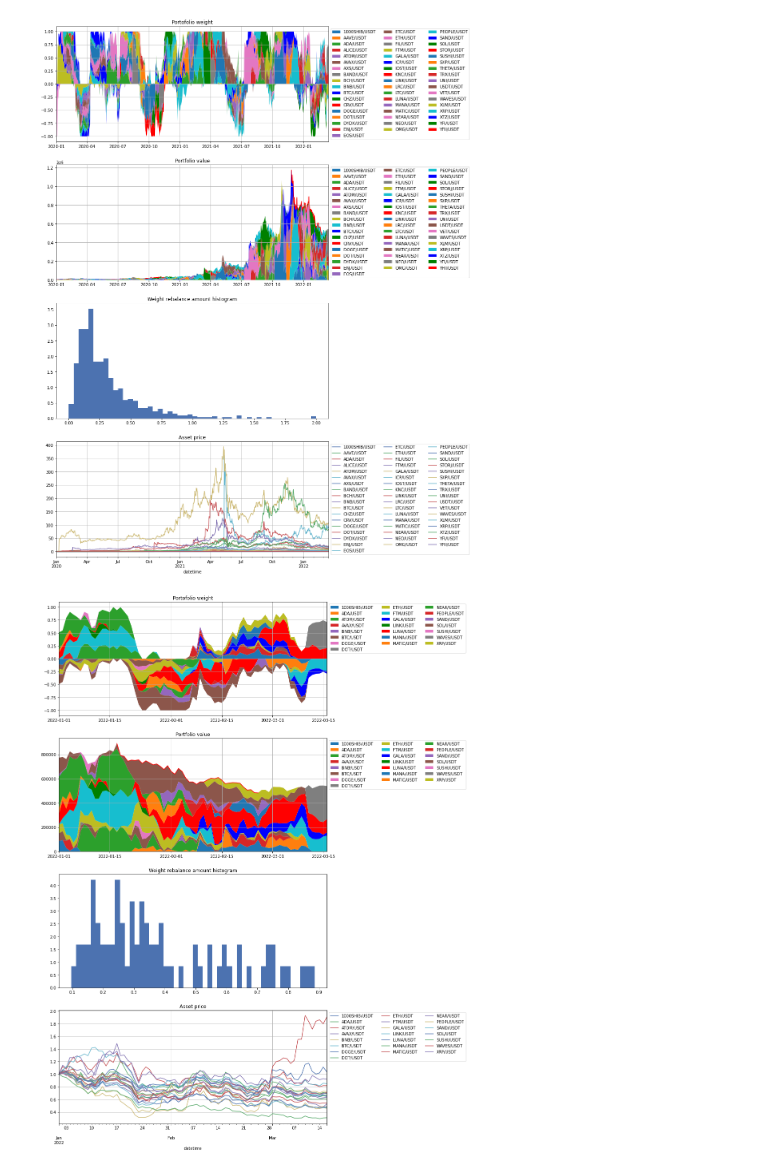
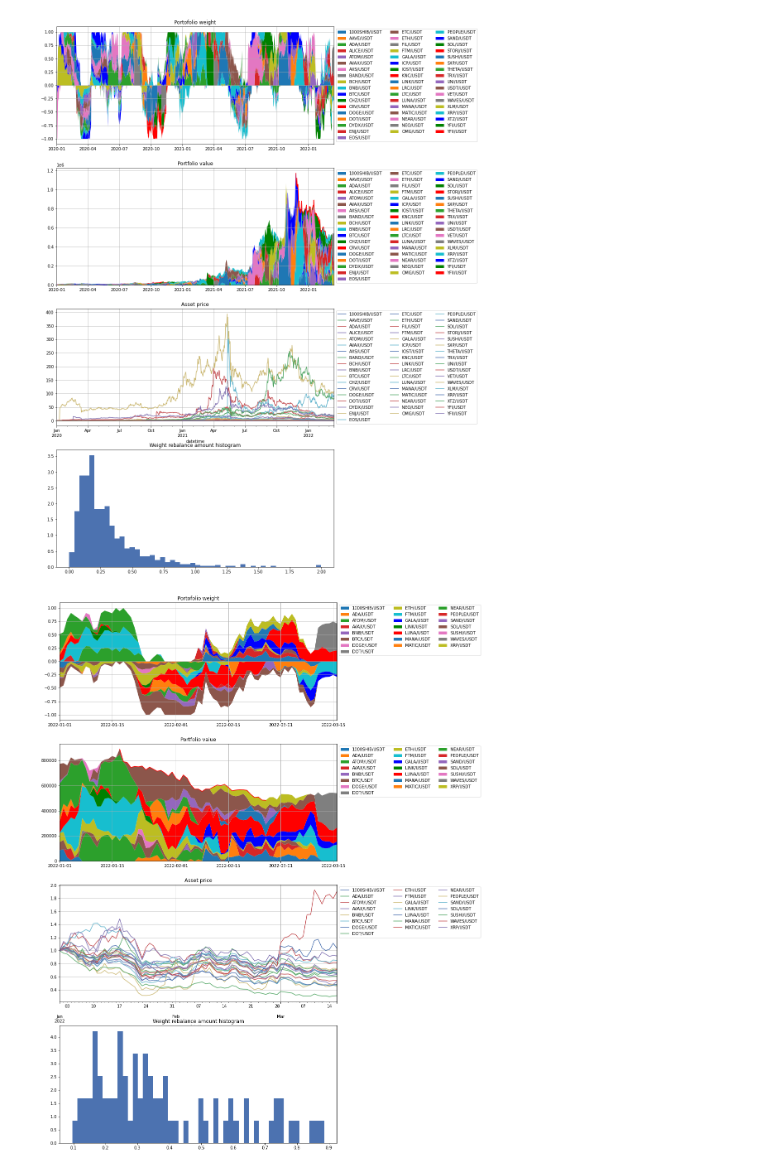
Before and after one commit to takahiro47/crypto_portfolio_bot, a Jupyter notebook: crypto_portfolio_bot.ipynb, the cells around one changed output. Drawn from its saved outputs; the diff is of its cells as text; code cells hidden in the pictures.

```diff
--- a/crypto_portfolio_bot.ipynb
+++ b/crypto_portfolio_bot.ipynb
@@ -354,7 +354,7 @@ for i in tqdm(range(1, _df_target_weight.shape[0], 1)):
         _df_real_weight.iloc[i] = _df_usdt_value.iloc[i] / _df_usdt_value.iloc[i].abs().sum()
 # %%
 # パフォーマンス表示用の関数
-def visualize_performance(df_weight, df_position, df_value, df_fee, df_close, render_from, render_to, options):
+def visualize_performance(df_weight, df_position, df_value, df_fee, df_close, render_from, render_to, options, mlflow_record=False):
     _fig, _ax = plt.subplots(4, 1, figsize=(12, 24))
     plt.subplots_adjust(wspace=0.2, hspace=0.2)
 
@@ -392,38 +392,37 @@ def visualize_performance(df_weight, df_position, df_value, df_fee, df_close, re
     _ax[1].plot(_df_value[_dd_start:_dd_end].index, _df_value[_dd_start:_dd_end]['total'], color='r', scalex=False, scaley=False)
     _dd_dict = { 'start': _dd_start.strftime("%m/%d/%Y %H:%M:%S%z"), 'end': _dd_end.strftime("%m/%d/%Y %H:%M:%S%z"), 'dd_value': _df_value.loc[_dd_end, 'dd_val'], 'dd_pct': 1 - (_df_value.loc[_dd_end,'total'] / _df_value.loc[_dd_start, 'total']) }
 
-    mlflow.log_metric(key="dd_value", value=_dd_dict['dd_value'])
-    mlflow.log_metric(key="dd_pct", value=_dd_dict['dd_pct']*100)
-    mlflow.log_metric(key="final_value", value=_df_value.loc[_df_value.index[-1], 'total'])
+    if mlflow_record:
+        mlflow.log_metric(key="dd_value", value=_dd_dict['dd_value'])
+        mlflow.log_metric(key="dd_pct", value=_dd_dict['dd_pct']*100)
+        mlflow.log_metric(key="final_value", value=_df_value.loc[_df_value.index[-1], 'total'])
+        mlflow.log_metric(key="total fee", value=df_fee[render_from:render_to].abs().cumsum().loc[_df_fee.index[-1], :].sum())
 
-    # 手数料の総計をmlflowに記録
-    _df_fee = df_fee[render_from:render_to]
-    mlflow.log_metric(key="total fee", value=_df_fee.loc[_df_fee.index[-1], :].sum())
+    # クローズ系列の描画
+    _df_close = df_close.loc[(df_close.index.values.astype(np.int64) // 10**9 % options['rebalance_interval'] == 0), :].fillna(0)
+    _df_close = _df_close.loc[render_from:render_to, _columns]
+    _df_close = _df_close / _df_close.replace(0, np.nan).bfill(axis=1).iloc[0, :]
+    _df_close.plot(ax=_ax[2])
+    _ax[2].grid(True)
+    _ax[2].set_title(f'Asset price')
+    _ax[2].legend(bbox_to_anchor=(1, 1), ncol=3, loc='upper left')
 
     # ウェイト調整の絶対値用のデータフレームを準備
     _df_target_weight_diff_abs = df_weight.loc[(df_weight.index.get_level_values('datetime').astype(np.int64) // 10**9 % options['rebalance_interval'] == 0), :].diff().abs().fillna(0)
     _df_target_weight_diff_abs = _df_target_weight_diff_abs.loc[render_from:render_to, _columns]
 
-    _ax[2].hist(_df_target_weight_diff_abs.sum(axis=1), bins=50, density=True)
-    _ax[2].set_title('Weight rebalance amount histogram')
+    _ax[3].hist(_df_target_weight_diff_abs.sum(axis=1), bins=50, density=True)
+    _ax[3].set_title('Weight rebalance amount histogram')
 
-    # クローズ系列の描画
-    _df_close = df_close.loc[(df_close.index.values.astype(np.int64) // 10**9 % options['rebalance_interval'] == 0), :].fillna(0)
-    _df_close = _df_close.loc[render_from:render_to, _columns]
-    _df_close = _df_close / _df_close.replace(0, np.nan).bfill(axis=1).iloc[0, :]
-    _df_close.plot(ax=_ax[3])
-    _ax[3].grid(True)
-    _ax[3].set_title(f'Asset price')
-    _ax[3].legend(bbox_to_anchor=(1, 1), ncol=3, loc='upper left')
-
-    mlflow.log_figure(_fig, f'portofolio_{render_from}_to_{render_to}.png')
+    if mlflow_record:
+        mlflow.log_figure(_fig, f'portofolio_{render_from}_to_{render_to}.png')
 
     return _fig
 # %%
 # パフォーマンスを表示し、ランを終了する
-visualize_performance(_df_real_weight, _df_position, _df_usdt_value, _df_fee, _df_close, experiment_options['backtest_from'], experiment_options['backtest_to'], experiment_options).show()
+visualize_performance(_df_real_weight, _df_position, _df_usdt_value, _df_fee, _df_close, experiment_options['backtest_from'], experiment_options['backtest_to'], experiment_options, mlflow_record=True).show()
 visualize_performance(_df_real_weight, _df_position, _df_usdt_value, _df_fee, _df_close, '2022-01-01', '2023-01-01', experiment_options).show()
 mlflow.end_run()
 # %% [output]
-[figure, old version]
+[figure, new version]
-[figure, old version]
+[figure, new version]
```
